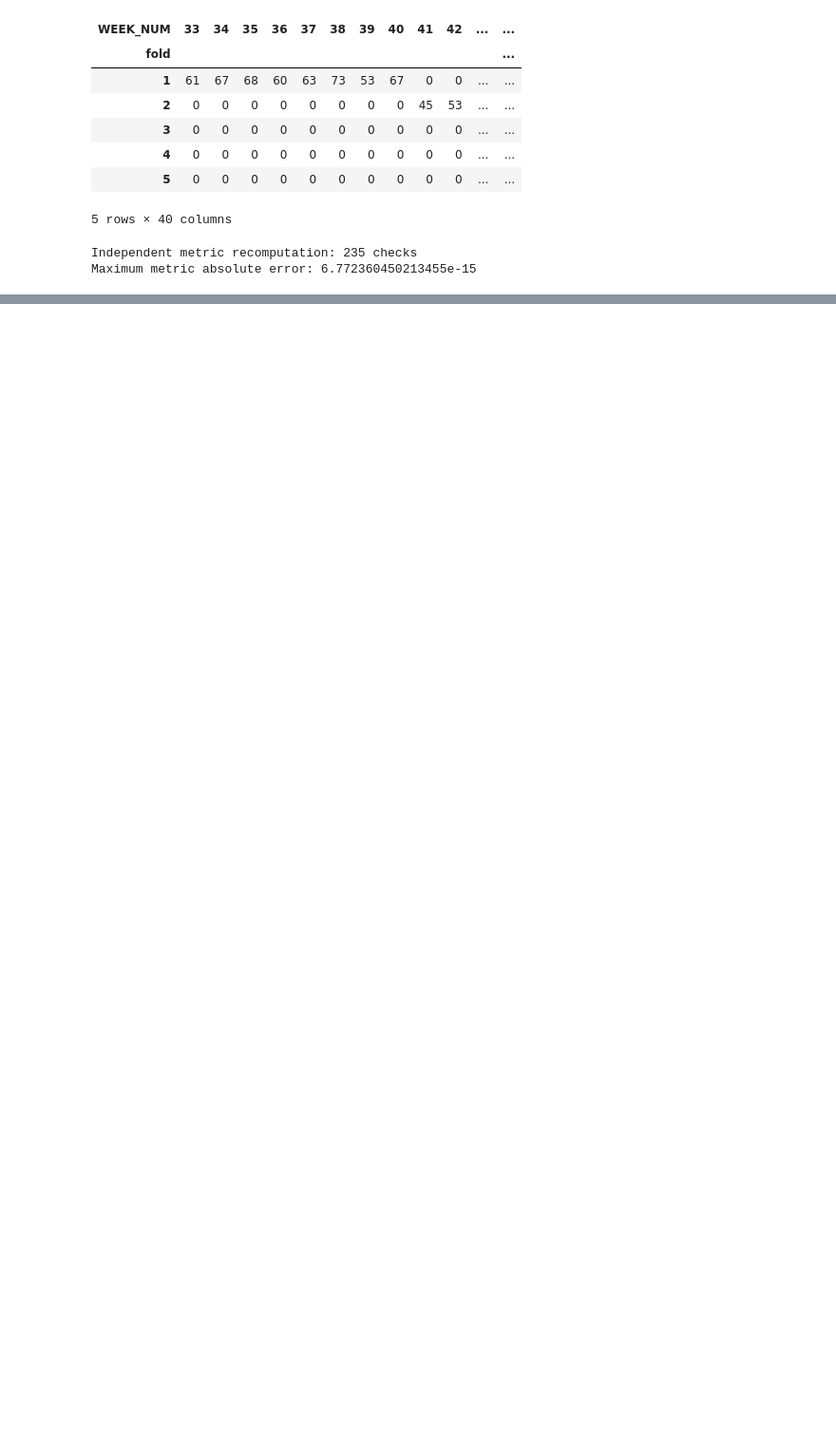
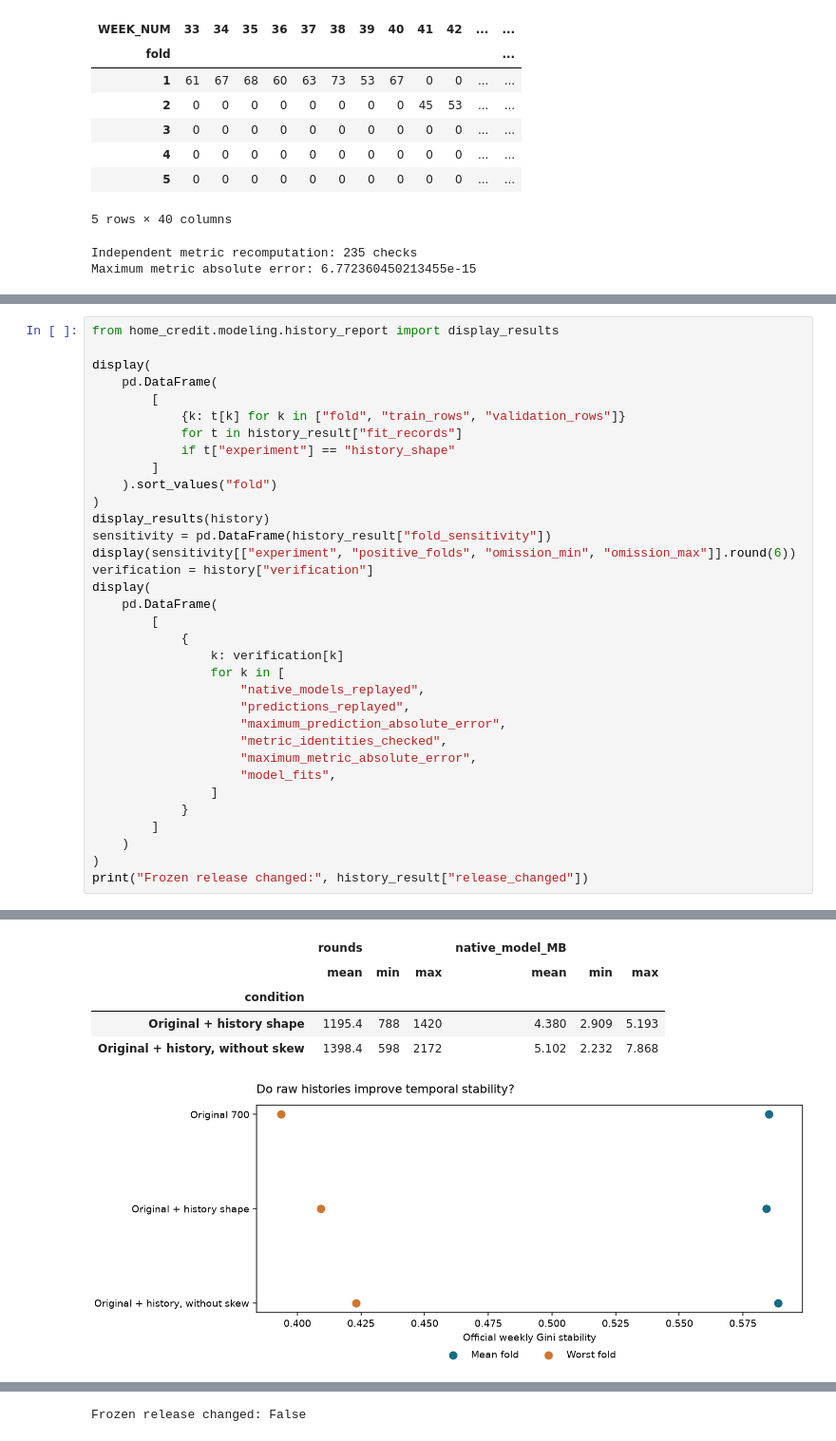
Before and after one commit to alvaromendizabal/home-credit-model-stability, a Jupyter notebook: notebooks/11_feature_research.ipynb, the cells around one changed output, grey strips where cells are left out. Shown at 95% size. Drawn from its saved outputs; the diff is of its cells as text; blank space fills up the shorter version.

```diff
--- a/notebooks/11_feature_research.ipynb
+++ b/notebooks/11_feature_research.ipynb
@@ -320,0 +438,35 @@ and exact hashes are linked in [the research record](../reports/feature_research
+# %%
+from home_credit.modeling.history_report import display_results
+
+display(
+    pd.DataFrame(
+        [
+            {k: t[k] for k in ["fold", "train_rows", "validation_rows"]}
+            for t in history_result["fit_records"]
+            if t["experiment"] == "history_shape"
+        ]
+    ).sort_values("fold")
+)
+display_results(history)
+sensitivity = pd.DataFrame(history_result["fold_sensitivity"])
+display(sensitivity[["experiment", "positive_folds", "omission_min", "omission_max"]].round(6))
+verification = history["verification"]
+display(
+    pd.DataFrame(
+        [
+            {
+                k: verification[k]
+                for k in [
+                    "native_models_replayed",
+                    "predictions_replayed",
+                    "maximum_prediction_absolute_error",
+                    "metric_identities_checked",
+                    "maximum_metric_absolute_error",
+                    "model_fits",
+                ]
+            }
+        ]
+    )
+)
+print("Frozen release changed:", history_result["release_changed"])
+# %% [output]
@@ -320,0 +484,6 @@ and exact hashes are linked in [the research record](../reports/feature_research
+|  | rounds |  |  | native_model_MB |  |  |
+|  | mean | min | max | mean | min | max |
+| condition |  |  |  |  |  |  |
+| Original + history shape | 1195.4 | 788 | 1420 | 4.380 | 2.909 | 5.193 |
+| Original + history, without skew | 1398.4 | 598 | 2172 | 5.102 | 2.232 | 7.868 |
+[figure, added]
@@ -320,0 +496 @@ and exact hashes are linked in [the research record](../reports/feature_research
+Frozen release changed: False
```
Also changed, not shown: parts of 8 cells of this notebook, 35 other files.
